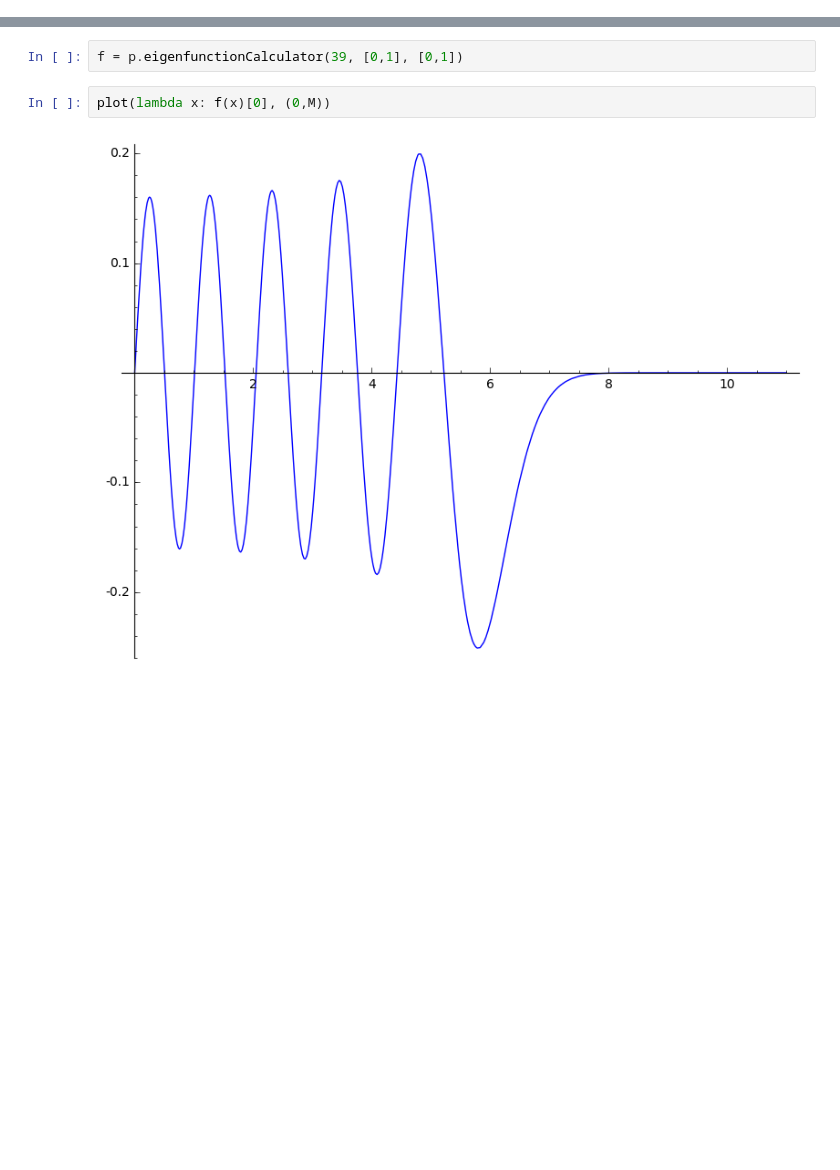
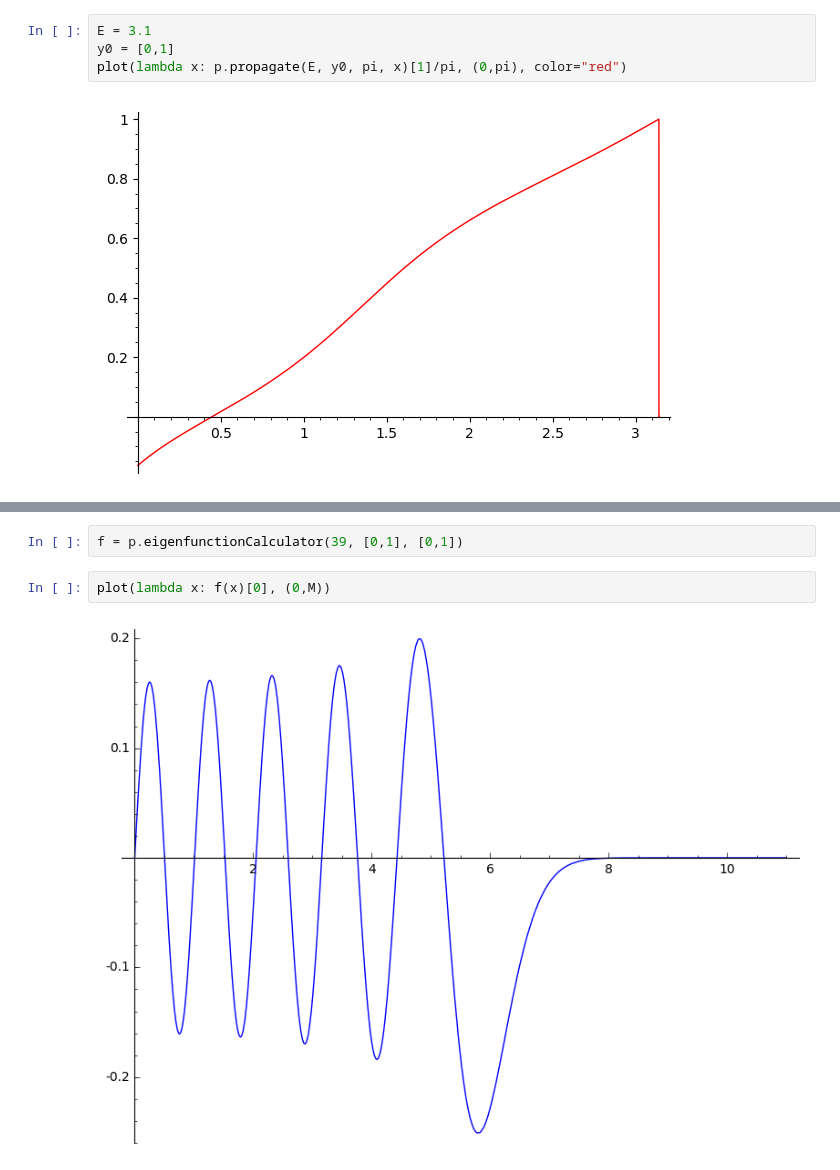
Before and after one commit to twist-numerical/matslise, a Jupyter notebook: notebooks/test_pyslise.ipynb, the cells around one changed output, grey strips where cells are left out. Cells and saved outputs as stored; diff of their text form; blank space fills up the shorter version.

```diff
--- a/notebooks/test_pyslise.ipynb
+++ b/notebooks/test_pyslise.ipynb
@@ -7,0 +14,6 @@ p = ps.Pyslise(lambda x: x*x, 0, M, 32)
+# %%
+E = 3.1
+y0 = [0,1]
+plot(lambda x: p.propagate(E, y0, pi, x)[1]/pi, (0,pi), color="red")
+# %% [output]
+[figure, added]
```
Also changed, not shown: parts of 13 cells of this notebook, 24 other files.
